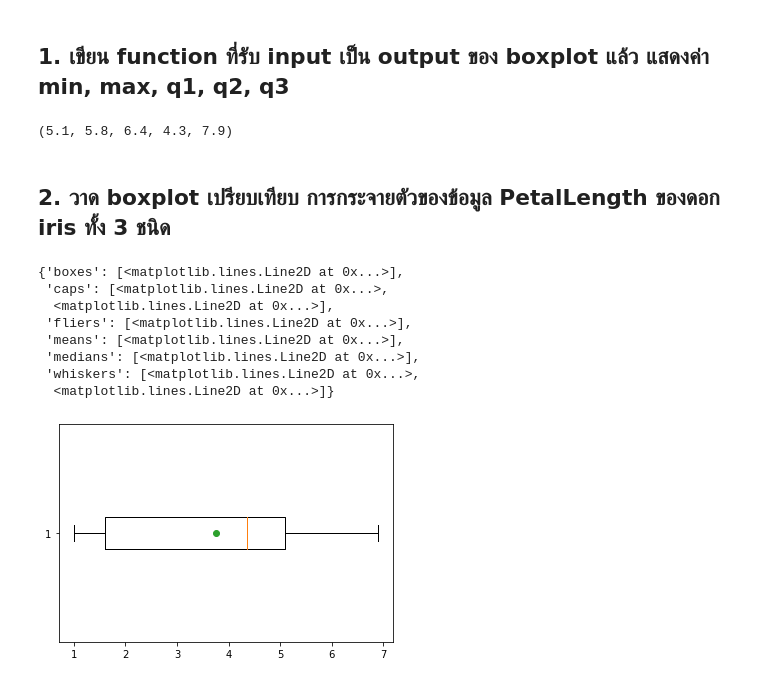
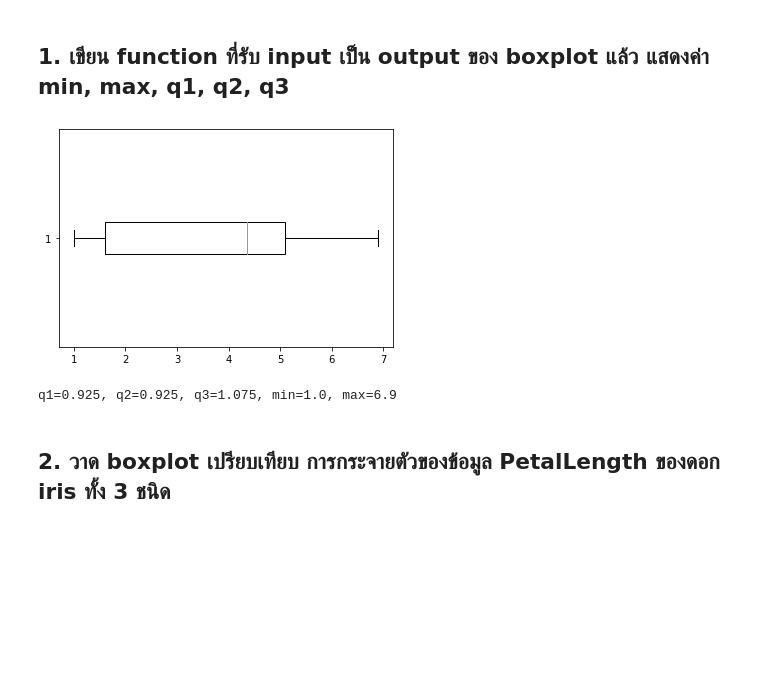
Before and after one commit to siriwat-heart/data_viz_2022, a Jupyter notebook: DataViz02_Data_Distribution.ipynb, the cells around one changed output. Cells and saved outputs as stored; diff of their text form; code cells hidden in the pictures; blank space fills up the shorter version.

```diff
--- a/DataViz02_Data_Distribution.ipynb
+++ b/DataViz02_Data_Distribution.ipynb
@@ -310,4 +294,0 @@ def box_vals(ybp,vert=True) :
-# %%
-box_vals(ybp,vert=False)
-# %% [output]
-(5.1, 5.8, 6.4, 4.3, 7.9)
@@ -314,14 +303,10 @@ box_vals(ybp,vert=False)
+# %%
+iris_bp = plt.boxplot(df['PetalLength'],vert=False);  # boxplot ความยาวของกลีบดอก
+# %% [output]
+[figure, added]
+# %%
+box_vals(iris_bp)  # ค่า q1,q2,q3,min,max
+# %% [output]
+q1=0.925, q2=0.925, q3=1.075, min=1.0, max=6.9
 # %% [markdown]
 ## 2. วาด boxplot เปรียบเทียบ การกระจายตัวของข้อมูล PetalLength ของดอก iris ทั้ง 3 ชนิด
-# %%
-plt.boxplot(df['PetalLength'],vert=False,showmeans=True,meanprops={'marker':'o'})
-# %% [output]
-{'boxes': [<matplotlib.lines.Line2D at 0x...>],
- 'caps': [<matplotlib.lines.Line2D at 0x...>,
-  <matplotlib.lines.Line2D at 0x...>],
- 'fliers': [<matplotlib.lines.Line2D at 0x...>],
- 'means': [<matplotlib.lines.Line2D at 0x...>],
- 'medians': [<matplotlib.lines.Line2D at 0x...>],
- 'whiskers': [<matplotlib.lines.Line2D at 0x...>,
-  <matplotlib.lines.Line2D at 0x...>]}
-[figure, removed]
```
Also changed, not shown: parts of 8 cells of this notebook.
